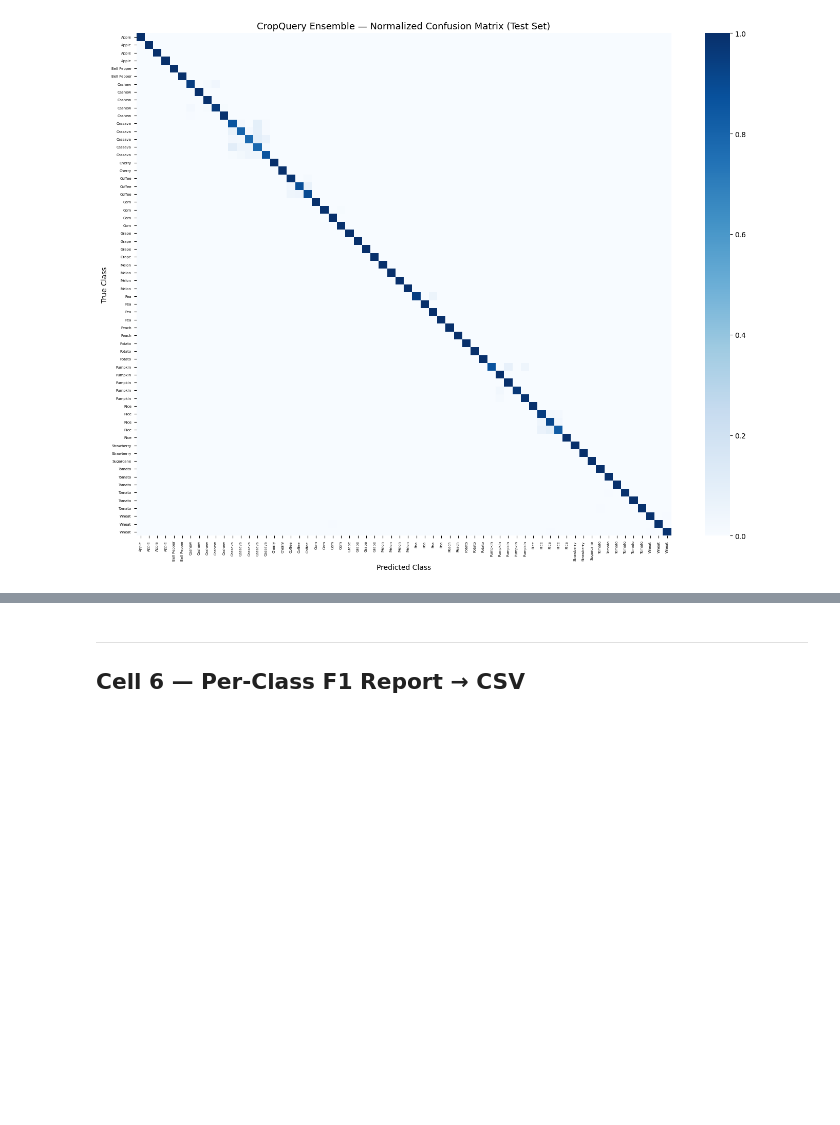
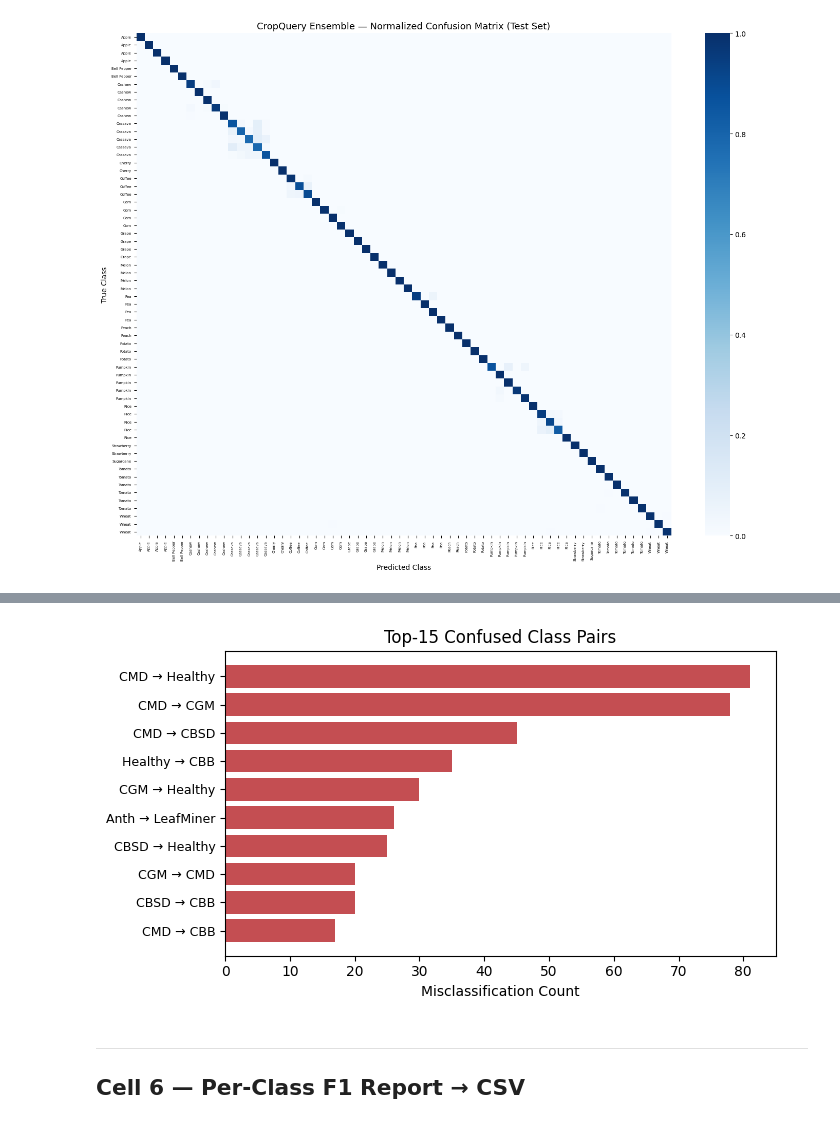
Before and after one commit to Vitthal-Jauhari/Crop-Query, a Jupyter notebook: notebooks/cropquery-eval.ipynb, the cells around one changed output, grey strips where cells are left out. Cells and saved outputs as stored; diff of their text form; code cells hidden in the pictures; blank space fills up the shorter version.

```diff
--- a/notebooks/cropquery-eval.ipynb
+++ b/notebooks/cropquery-eval.ipynb
@@ -914,3 +1113,38 @@ plt.show()
+# %%
+# Disease abbreviations
+ABBR = {
+    "Cassava__Mosaic_Disease": "CMD",
+    "Cassava__Green_Mottle": "CGM",
+    "Cassava__Brown_Streak_Disease": "CBSD",
+    "Cassava__Bacterial_Blight": "CBB",
+    "Cassava__Healthy": "Healthy",
+    "Cashew__Anthracnose": "Anth",
+    "Cashew__Leaf_Miner": "LeafMiner",
+    "Rice__Leaf_Blast": "Blast",
+    "Rice__Healthy": "Healthy"
+}
+
+labels_err = []
+for t, p in top_errors:
+    true_lbl = ABBR.get(CLASS_NAMES[t], CLASS_NAMES[t])
+    pred_lbl = ABBR.get(CLASS_NAMES[p], CLASS_NAMES[p])
+    labels_err.append(f"{true_lbl} → {pred_lbl}")
+
+counts_err = [cm[t, p] for t, p in top_errors]
+
+fig, ax = plt.subplots(figsize=(7, 4))
+ax.barh(labels_err[::-1], counts_err[::-1], color='#C44E52')
+
+ax.set_xlabel("Misclassification Count")
+ax.set_title("Top-15 Confused Class Pairs")
+ax.tick_params(axis='y', labelsize=9)
+
+plt.tight_layout()
+plt.savefig(f"{OUTPUT_DIR}/top_errors_abbrev.pdf",
+            dpi=300, bbox_inches='tight')
+plt.show()
+# %% [output]
+[figure, added]
 # %% [markdown]
 ---
 ## Cell 6 — Per-Class F1 Report → CSV
```
Also changed, not shown: parts of 9 cells of this notebook, 2 other files.
